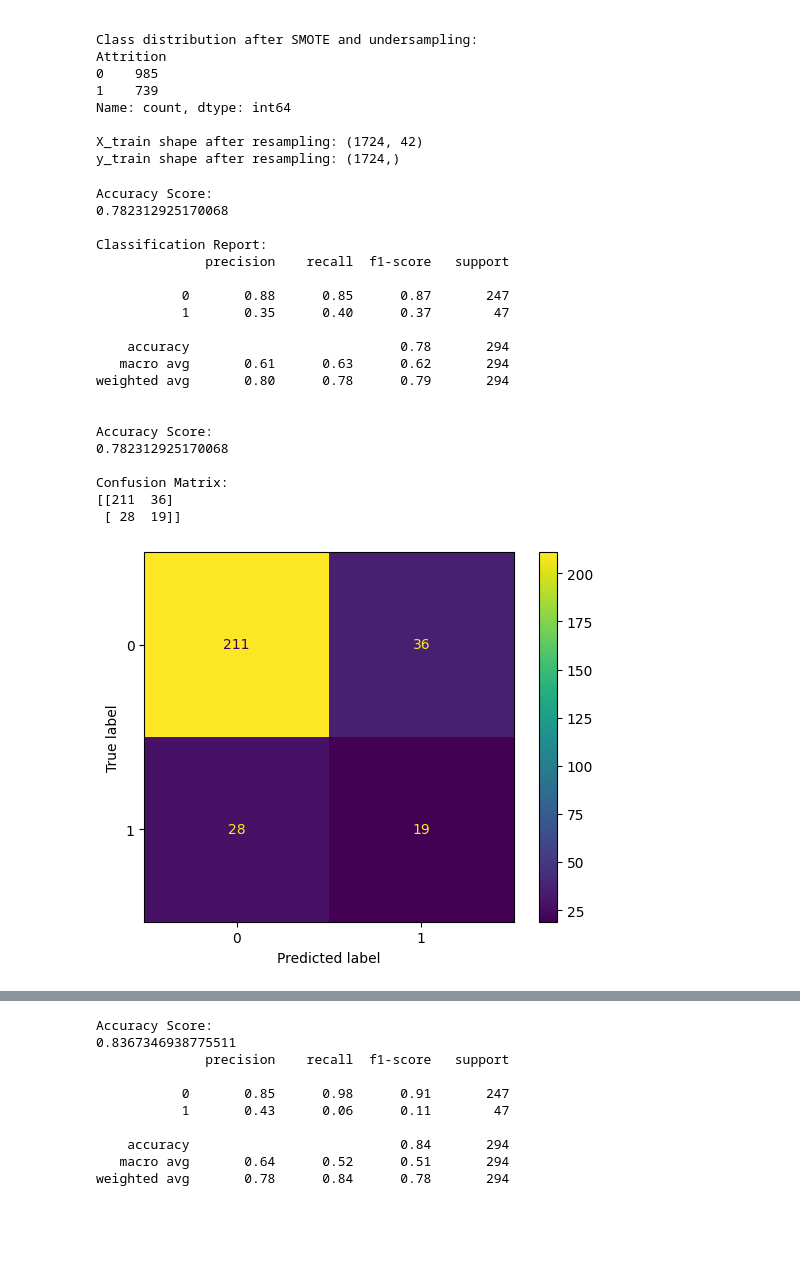
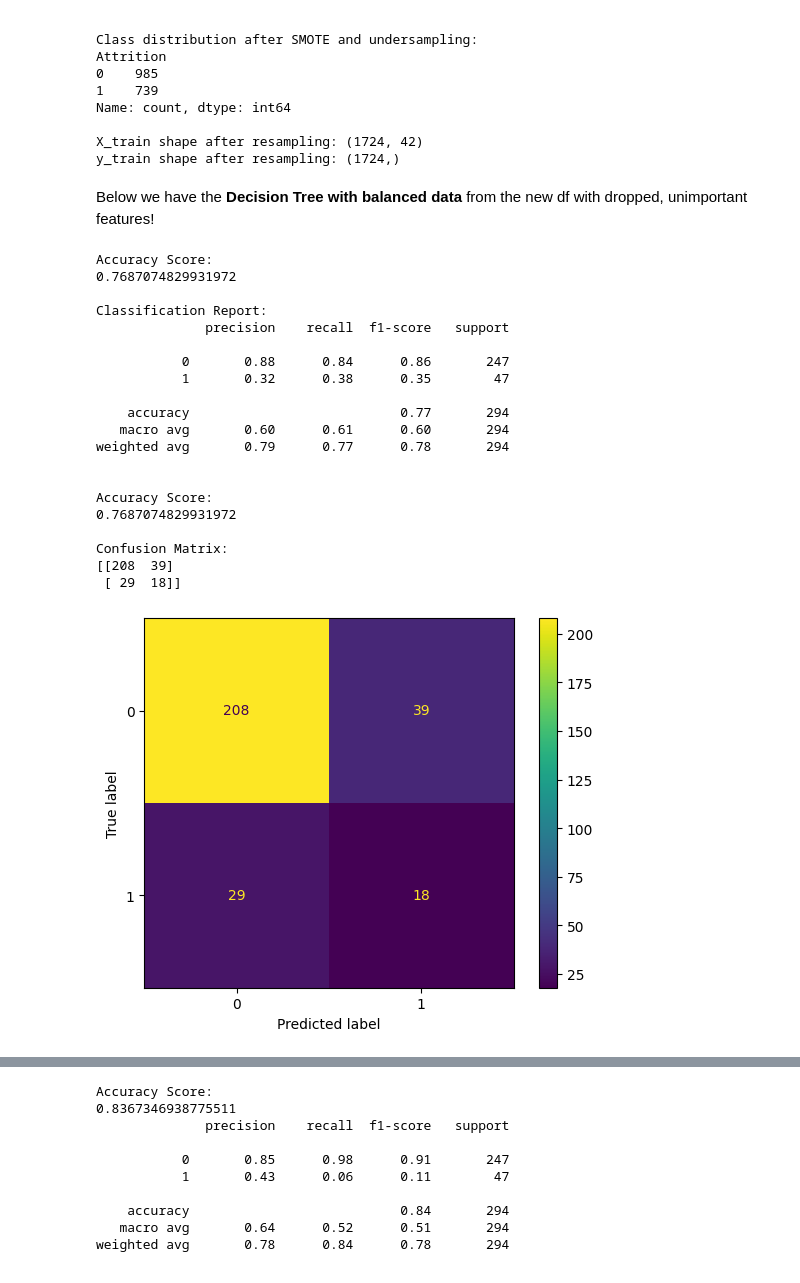
Before and after one commit to byrdwcrawford/HR_Analytics, a Jupyter notebook: HR_Model_Final.ipynb, the cells around one changed output, grey strips where cells are left out. Drawn from its saved outputs; the diff is of its cells as text; code cells hidden in the pictures; blank space fills up the shorter version.

```diff
--- a/HR_Model_Final.ipynb
+++ b/HR_Model_Final.ipynb
@@ -855,0 +934,23 @@ X_train_fi, X_test_fi, y_train_fi, y_test_fi = train_test_split(X_fi, y_fi, test
+# %%
+clf_tree_fi =DecisionTreeClassifier(random_state=42)
+clf_tree_fi.fit(X_train_fi, y_train_fi)
+
+y_pred_fi = clf_tree_fi.predict(X_test_fi)
+
+
+# Evaluate the classifier
+print("\nAccuracy Score:")
+print(accuracy_score(y_test_fi, y_pred_fi))
+print("\nClassification Report:")
+print(classification_report(y_test_fi, y_pred_fi))
+
+print("\nAccuracy Score:")
+print(accuracy_score(y_test_fi, y_pred_fi))
+
+print("\nConfusion Matrix:")
+cm_fi = confusion_matrix(y_test_fi, y_pred_fi)
+print(cm_fi)
+
+# Plot the confusion matrix
+ConfusionMatrixDisplay(confusion_matrix=cm_fi, display_labels=clf_tree_fi.classes_).plot()
+plt.show()
@@ -897,48 +1022,50 @@ Name: count, dtype: int64
 
 X_train shape after resampling: (1724, 42)
 y_train shape after resampling: (1724,)
+# %% [markdown]
+Below we have the **Decision Tree with balanced data** from the new df with dropped, unimportant features!
 # %%
 clf_tree_fi =DecisionTreeClassifier(random_state=42)
-clf_tree_fi.fit(X_train_fi, y_train_fi)
+clf_tree_fi.fit(X_train_balanced_fi, y_train_balanced_fi)
 
 y_pred_fi = clf_tree_fi.predict(X_test_fi)
 
 
 # Evaluate the classifier
 print("\nAccuracy Score:")
 print(accuracy_score(y_test_fi, y_pred_fi))
 print("\nClassification Report:")
 print(classification_report(y_test_fi, y_pred_fi))
 
 print("\nAccuracy Score:")
 print(accuracy_score(y_test_fi, y_pred_fi))
 
 print("\nConfusion Matrix:")
 cm_fi = confusion_matrix(y_test_fi, y_pred_fi)
 print(cm_fi)
 
 # Plot the confusion matrix
 ConfusionMatrixDisplay(confusion_matrix=cm_fi, display_labels=clf_tree_fi.classes_).plot()
 plt.show()
 # %% [output]
 Accuracy Score:
-0.782312925170068
+0.7687074829931972
 
 Classification Report:
               precision    recall  f1-score   support
 
-           0       0.88      0.85      0.87       247
-           1       0.35      0.40      0.37        47
+           0       0.88      0.84      0.86       247
+           1       0.32      0.38      0.35        47
 
-    accuracy                           0.78       294
-   macro avg       0.61      0.63      0.62       294
-weighted avg       0.80      0.78      0.79       294
+    accuracy                           0.77       294
+   macro avg       0.60      0.61      0.60       294
+weighted avg       0.79      0.77      0.78       294
 
 
 Accuracy Score:
-0.782312925170068
+0.7687074829931972
 
 Confusion Matrix:
-[[211  36]
- [ 28  19]]
+[[208  39]
+ [ 29  18]]
-[figure, old version]
+[figure, new version]
```
Also changed, not shown: parts of 43 cells of this notebook.
